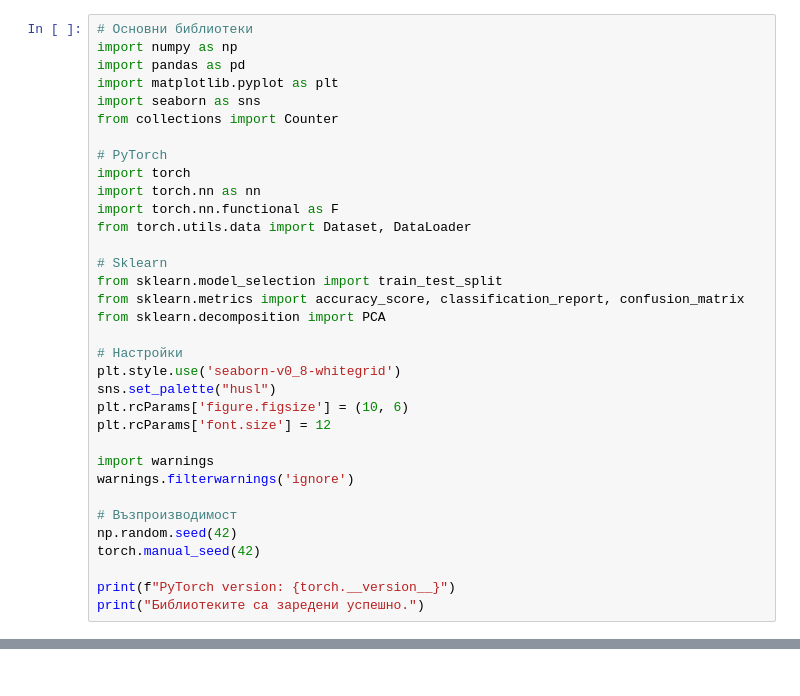
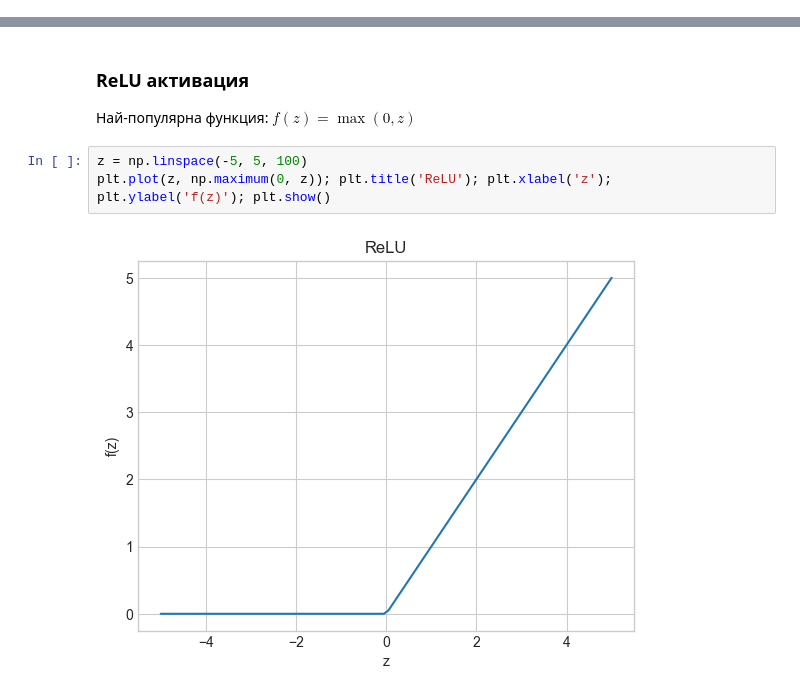
Before and after one commit to kiril-dim/llm-lecture-course, a Jupyter notebook: lecture_2/neural_networks_nlp.ipynb, the cells around one changed output, grey strips where cells are left out. Cells and saved outputs as stored; diff of their text form.

```diff
--- a/lecture_2/neural_networks_nlp.ipynb
+++ b/lecture_2/neural_networks_nlp.ipynb
@@ -28,34 +0,0 @@
-# %%
-# Основни библиотеки
-import numpy as np
-import pandas as pd
-import matplotlib.pyplot as plt
-import seaborn as sns
-from collections import Counter
-
-# PyTorch
-import torch
-import torch.nn as nn
-import torch.nn.functional as F
-from torch.utils.data import Dataset, DataLoader
-
-# Sklearn
-from sklearn.model_selection import train_test_split
-from sklearn.metrics import accuracy_score, classification_report, confusion_matrix
-from sklearn.decomposition import PCA
-
-# Настройки
-plt.style.use('seaborn-v0_8-whitegrid')
-sns.set_palette("husl")
-plt.rcParams['figure.figsize'] = (10, 6)
-plt.rcParams['font.size'] = 12
-
-import warnings
-warnings.filterwarnings('ignore')
-
-# Възпроизводимост
-np.random.seed(42)
-torch.manual_seed(42)
-
-print(f"PyTorch version: {torch.__version__}")
-print("Библиотеките са заредени успешно.")
@@ -1496,0 +42,9 @@ for sent1, sent2 in test_pairs:
+# %% [markdown]
+### ReLU активация
+
+Най-популярна функция: $f(z) = \max(0, z)$
+# %%
+z = np.linspace(-5, 5, 100)
+plt.plot(z, np.maximum(0, z)); plt.title('ReLU'); plt.xlabel('z'); plt.ylabel('f(z)'); plt.show()
+# %% [output]
+[figure, added]
```
Also changed, not shown: parts of 161 cells of this notebook, 3 other files.
